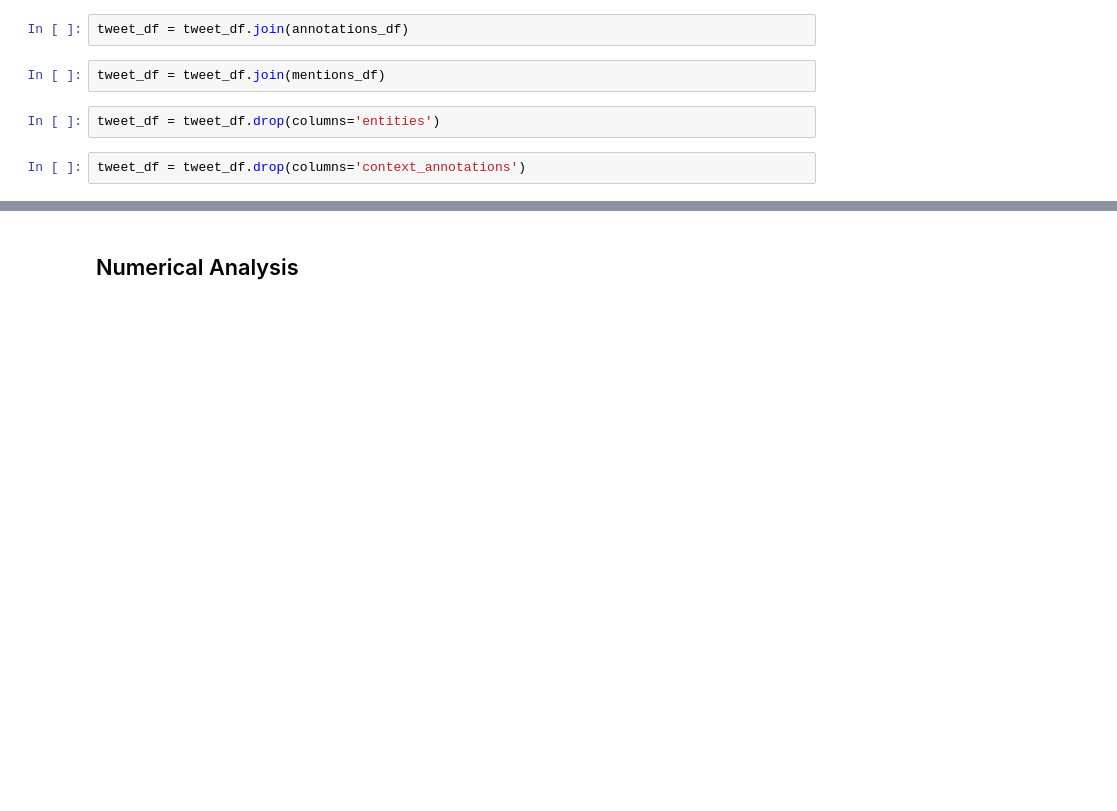
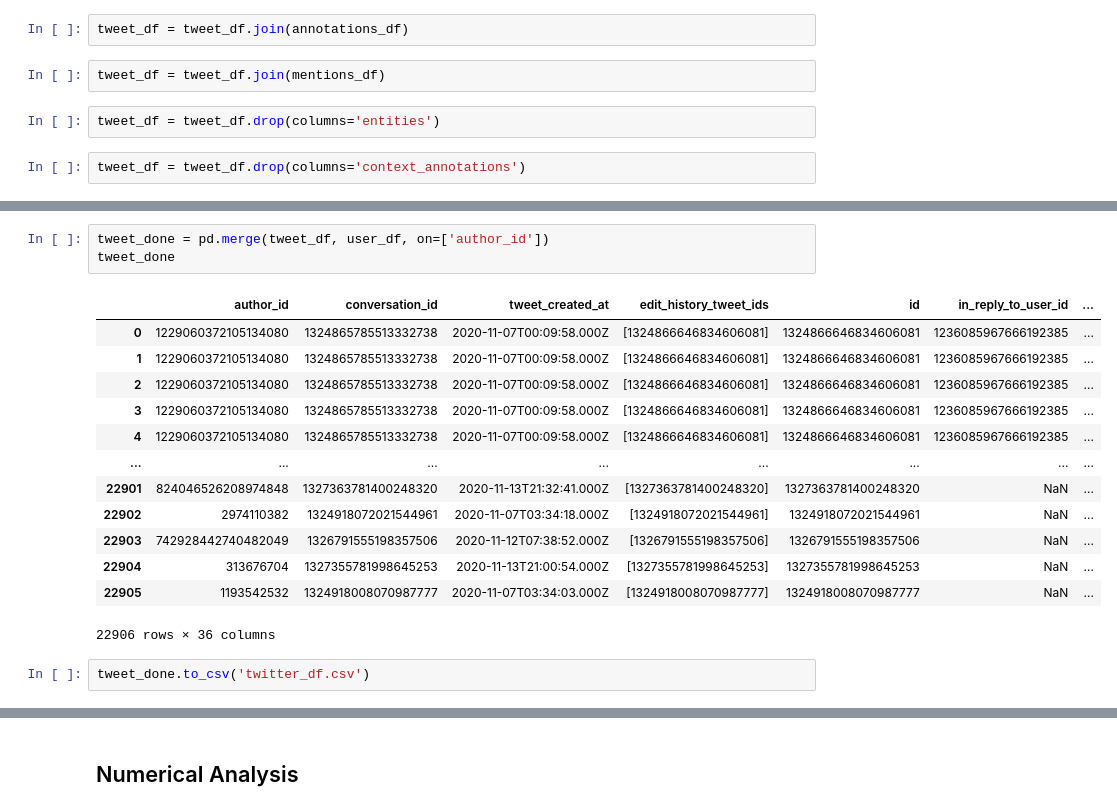
Before and after one commit to WDaugherty/Dominion_Voting_Analysis, a Jupyter notebook: v1_project.ipynb, the cells around one changed output, grey strips where cells are left out. Saved outputs shown, nothing was run; the diff lists cells and outputs as text; blank space fills up the shorter version.

```diff
--- a/v1_project.ipynb
+++ b/v1_project.ipynb
@@ -238,0 +419,19 @@ tweet_df
+# %%
+tweet_done = pd.merge(tweet_df, user_df, on=['author_id'])
+tweet_done
+# %% [output]
+|  | author_id | conversation_id | tweet_created_at | edit_history_tweet_ids | id | in_reply_to_user_id | ... |
+| 0 | 1229060372105134080 | 1324865785513332738 | 2020-11-07T00:09:58.000Z | [1324866646834606081] | 1324866646834606081 | 1236085967666192385 | ... |
+| 1 | 1229060372105134080 | 1324865785513332738 | 2020-11-07T00:09:58.000Z | [1324866646834606081] | 1324866646834606081 | 1236085967666192385 | ... |
+| 2 | 1229060372105134080 | 1324865785513332738 | 2020-11-07T00:09:58.000Z | [1324866646834606081] | 1324866646834606081 | 1236085967666192385 | ... |
+| 3 | 1229060372105134080 | 1324865785513332738 | 2020-11-07T00:09:58.000Z | [1324866646834606081] | 1324866646834606081 | 1236085967666192385 | ... |
+| 4 | 1229060372105134080 | 1324865785513332738 | 2020-11-07T00:09:58.000Z | [1324866646834606081] | 1324866646834606081 | 1236085967666192385 | ... |
+| ... | ... | ... | ... | ... | ... | ... | ... |
+| 22901 | 824046526208974848 | 1327363781400248320 | 2020-11-13T21:32:41.000Z | [1327363781400248320] | 1327363781400248320 | NaN | ... |
+| 22902 | 2974110382 | 1324918072021544961 | 2020-11-07T03:34:18.000Z | [1324918072021544961] | 1324918072021544961 | NaN | ... |
+| 22903 | 742928442740482049 | 1326791555198357506 | 2020-11-12T07:38:52.000Z | [1326791555198357506] | 1326791555198357506 | NaN | ... |
+| 22904 | 313676704 | 1327355781998645253 | 2020-11-13T21:00:54.000Z | [1327355781998645253] | 1327355781998645253 | NaN | ... |
+| 22905 | 1193542532 | 1324918008070987777 | 2020-11-07T03:34:03.000Z | [1324918008070987777] | 1324918008070987777 | NaN | ... |
+22906 rows × 36 columns
+# %%
+tweet_done.to_csv('twitter_df.csv')
```
Also changed, not shown: parts of 26 cells of this notebook, 1 other file.
